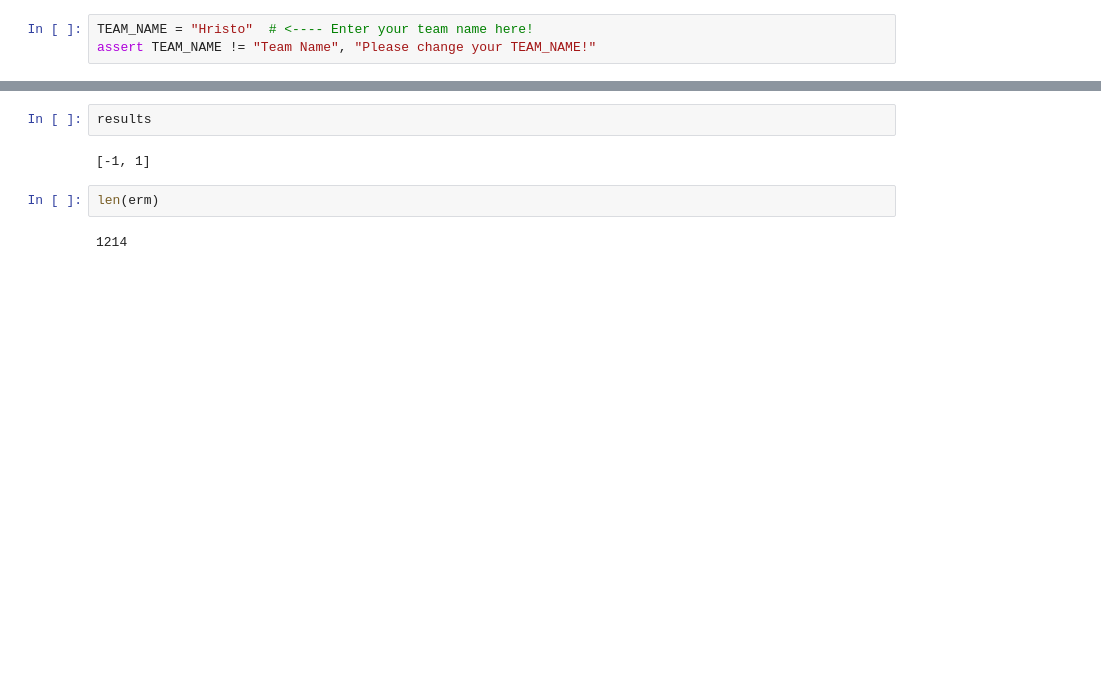
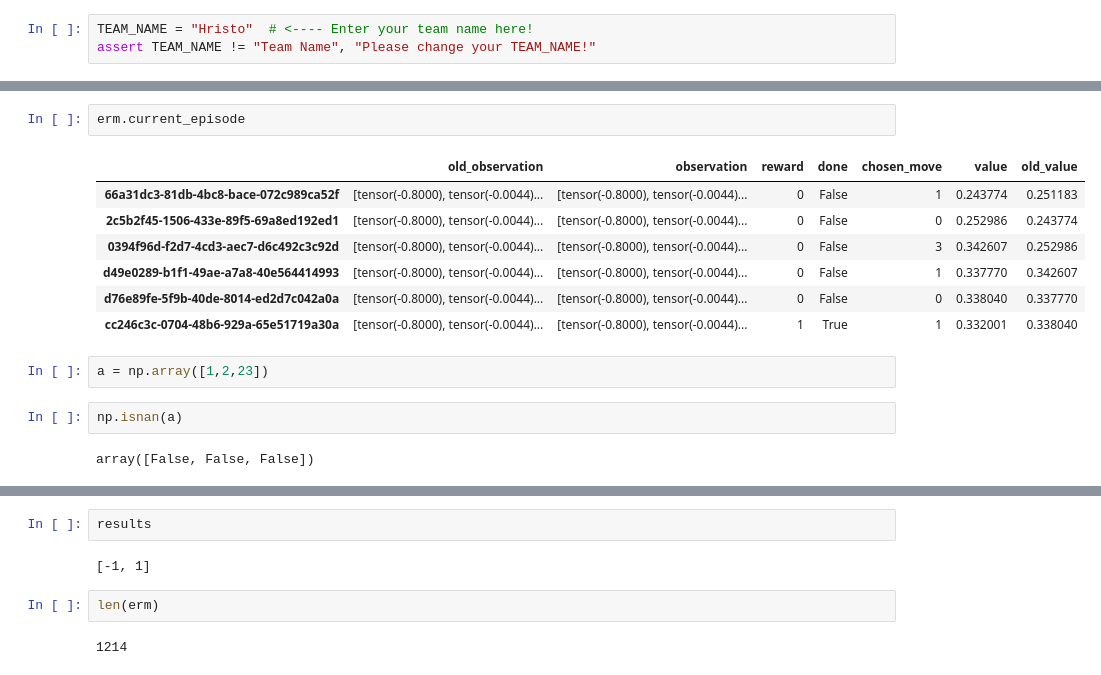
Before and after one commit to HristoBuyukliev/Delta-academy, a Jupyter notebook: Space Shooter/[0] Space shooter PPO.ipynb, the cells around one changed output, grey strips where cells are left out. Drawn from its saved outputs; the diff is of its cells as text; blank space fills up the shorter version.

```diff
--- a/Space Shooter/[0] Space shooter PPO.ipynb
+++ b/Space Shooter/[0] Space shooter PPO.ipynb
@@ -139,0 +251,16 @@ KeyboardInterrupt:
+# %%
+erm.current_episode
+# %% [output]
+|  | old_observation | observation | reward | done | chosen_move | value | old_value |
+| 66a31dc3-81db-4bc8-bace-072c989ca52f | [tensor(-0.8000), tensor(-0.0044)... | [tensor(-0.8000), tensor(-0.0044)... | 0 | False | 1 | 0.243774 | 0.251183 |
+| 2c5b2f45-1506-433e-89f5-69a8ed192ed1 | [tensor(-0.8000), tensor(-0.0044)... | [tensor(-0.8000), tensor(-0.0044)... | 0 | False | 0 | 0.252986 | 0.243774 |
+| 0394f96d-f2d7-4cd3-aec7-d6c492c3c92d | [tensor(-0.8000), tensor(-0.0044)... | [tensor(-0.8000), tensor(-0.0044)... | 0 | False | 3 | 0.342607 | 0.252986 |
+| d49e0289-b1f1-49ae-a7a8-40e564414993 | [tensor(-0.8000), tensor(-0.0044)... | [tensor(-0.8000), tensor(-0.0044)... | 0 | False | 1 | 0.337770 | 0.342607 |
+| d76e89fe-5f9b-40de-8014-ed2d7c042a0a | [tensor(-0.8000), tensor(-0.0044)... | [tensor(-0.8000), tensor(-0.0044)... | 0 | False | 0 | 0.338040 | 0.337770 |
+| cc246c3c-0704-48b6-929a-65e51719a30a | [tensor(-0.8000), tensor(-0.0044)... | [tensor(-0.8000), tensor(-0.0044)... | 1 | True | 1 | 0.332001 | 0.338040 |
+# %%
+a = np.array([1,2,23])
+# %%
+np.isnan(a)
+# %% [output]
+array([False, False, False])
```
Also changed, not shown: parts of 26 cells of this notebook, 2 other files.
